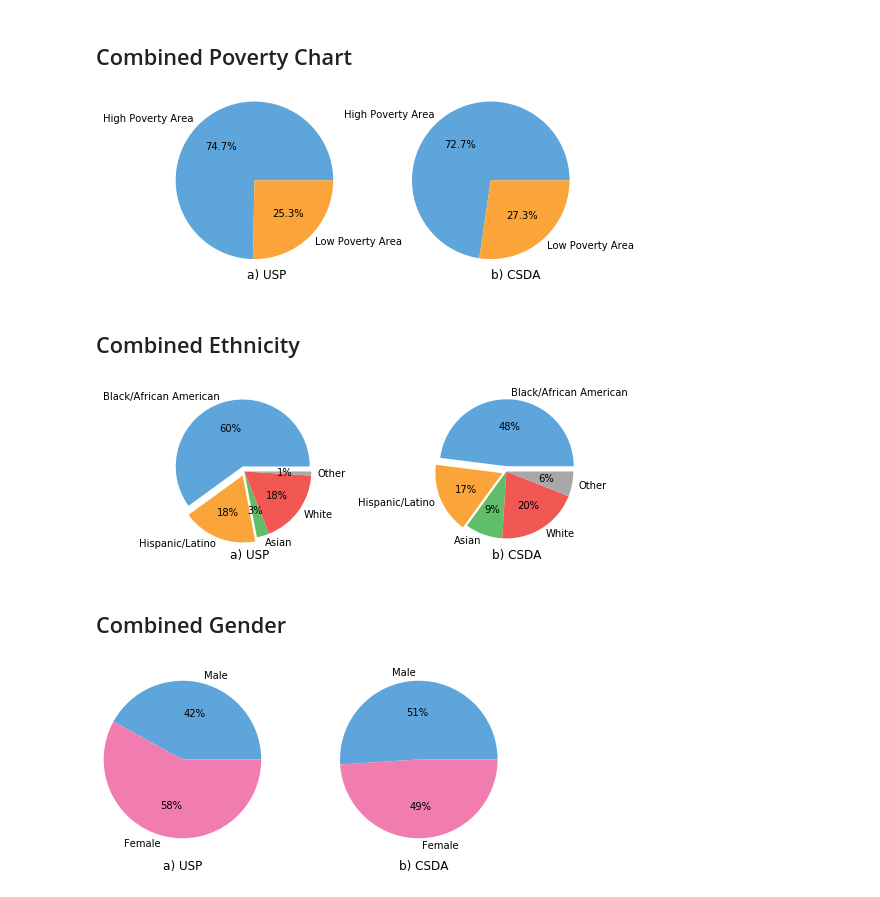
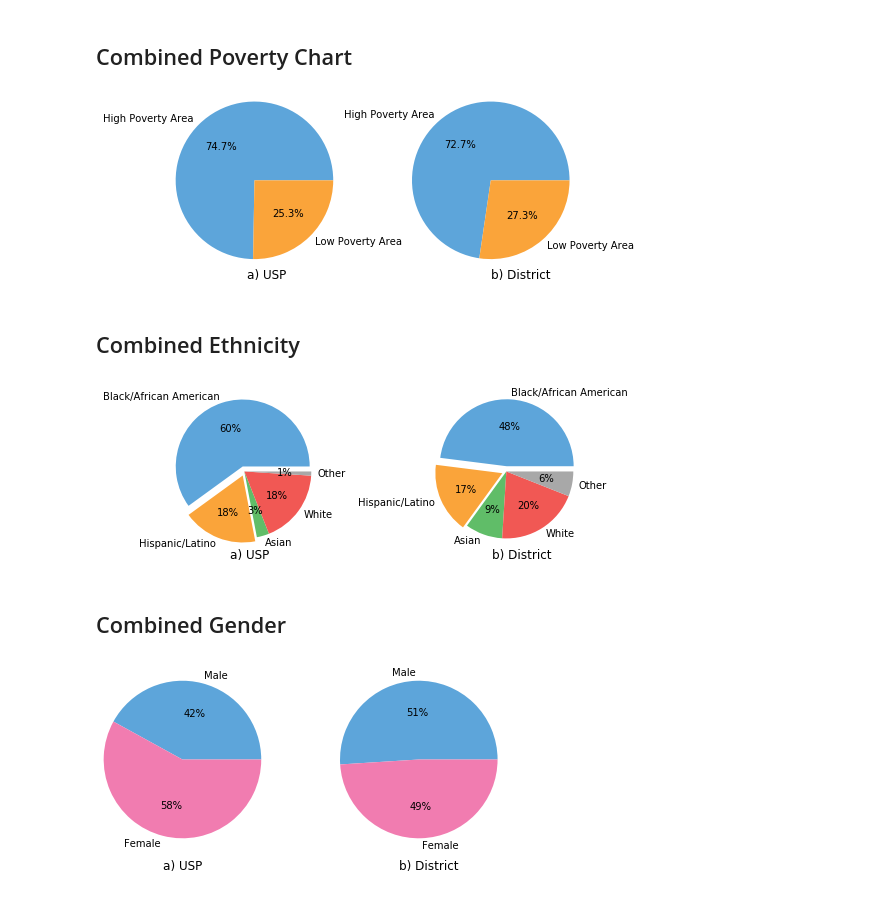
Before and after one commit to Lindsayclark942/USPdatacharts, a Jupyter notebook: Pie-Charts.ipynb, the cells around one changed output. Saved outputs shown, nothing was run; the diff lists cells and outputs as text; code cells hidden in the pictures.

```diff
--- a/Pie-Charts.ipynb
+++ b/Pie-Charts.ipynb
@@ -84,25 +84,25 @@ the_grid = GridSpec(1,1)
 # %%
 USPpovlev = 'High Poverty Area', 'Low Poverty Area'
 USPpovperc = [74.5, 25.2]
 colors1 = ('#5DA5DA', '#FAA43A')
 
 the_grid1 = GridSpec(1,3) #Creates grid
 
 plt.subplot(the_grid1[0, 0], aspect=1) #puts chart in position on grid
 plt.pie(USPpovperc, labels=USPpovlev,autopct='%1.1f%%', radius=2, colors=colors1)
 plt.text(-0.2, -2.5, 'a) USP', fontsize=12)
 
 CSDApovlev = 'High Poverty Area', 'Low Poverty Area'
 CSDApovperc = [72.6, 27.3]
 
 plt.subplot(the_grid1[0, 2], aspect=1)
 plt.pie(CSDApovperc, labels=CSDApovlev,autopct='%1.1f%%', radius=2, colors=colors1)
-plt.text(0, -2.5, 'b) CSDA', fontsize=12)
+plt.text(0, -2.5, 'b) District', fontsize=12)
 
 plt.savefig('combinedpoverty.png')
 #plt.show()
 # %% [output]
-[figure, old version]
+[figure, new version]
 # %% [markdown]
 ## Combined Ethnicity
 # %%
@@ -123,11 +123,11 @@ expl2 = (0.18, 0.15, 0, 0, 0)
 
 plt.subplot(the_grid2[0, 3], aspect=1)
 plt.pie(CSDAethperc, labels=CSDAethName,autopct='%1.0f%%', radius=2.3, explode=expl2, colors=colors2)
-plt.text(-0.5, -3, 'b) CSDA', fontsize=12)
+plt.text(-0.5, -3, 'b) District', fontsize=12)
 
 plt.savefig('combinedethnicity.png')
 # %% [output]
-[figure, old version]
+[figure, new version]
 # %% [markdown]
 ## Combined Gender
 # %%
@@ -146,9 +146,9 @@ CSDAgenperc = [51, 49]
 
 plt.subplot(the_grid3[0, 2], aspect=1)
 plt.pie(CSDAgenperc, labels=CSDAgenlab, autopct='%1.0f%%', radius=2, colors=colors3)
-plt.text(-0.5, -2.8, 'b) CSDA', fontsize=12)
+plt.text(-0.5, -2.8, 'b) District', fontsize=12)
 
 plt.savefig('combinedgender.png')
 #plt.show()
 # %% [output]
-[figure, old version]
+[figure, new version]
```
